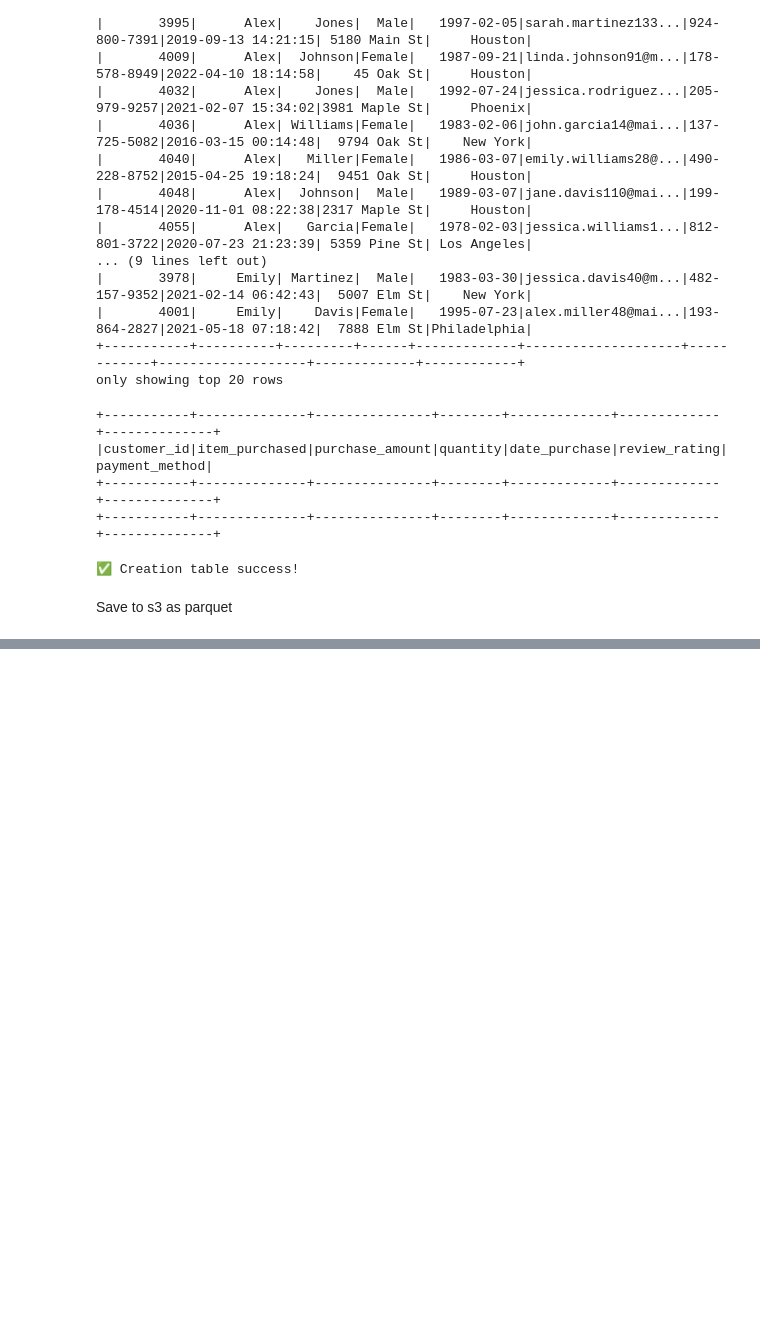
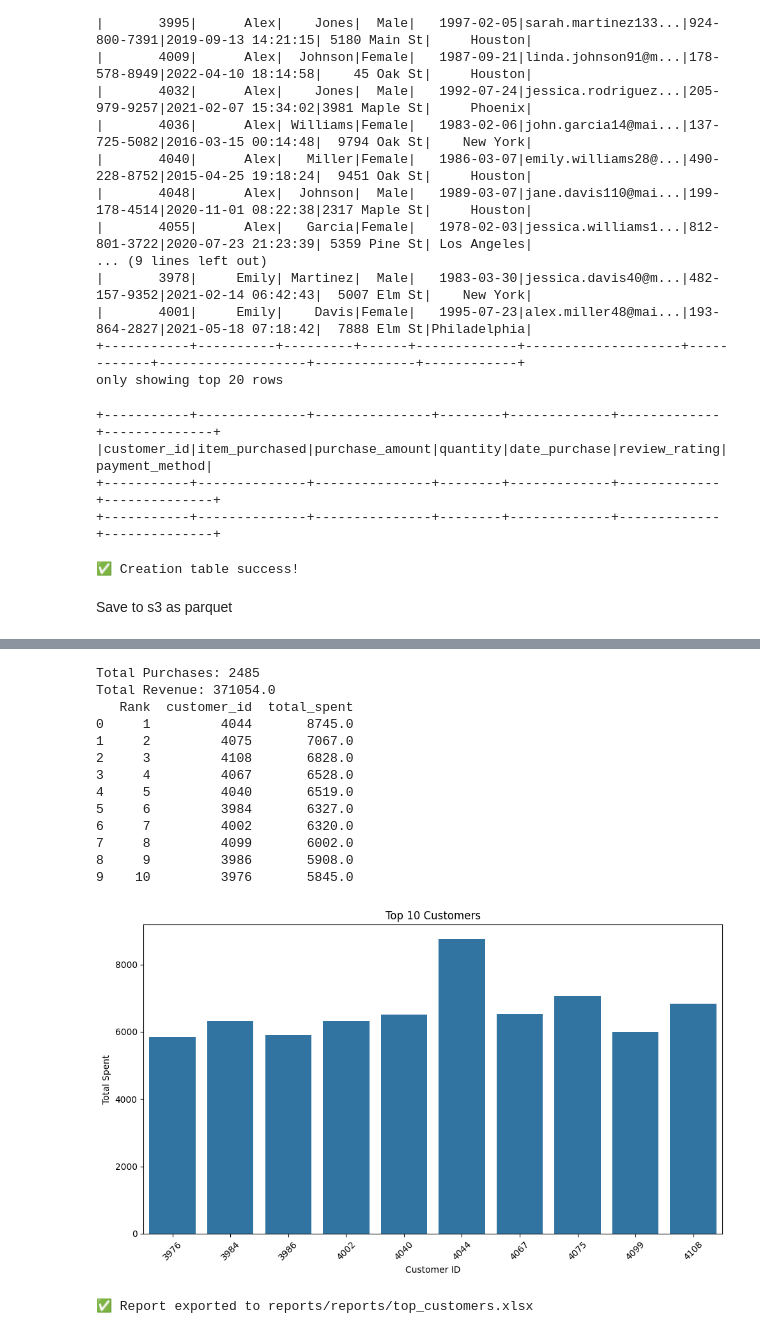
Before and after one commit to HoViet0107/walmart, a Jupyter notebook: main.ipynb, the cells around one changed output, grey strips where cells are left out. Saved outputs shown, nothing was run; the diff lists cells and outputs as text; code cells hidden in the pictures; blank space fills up the shorter version.

```diff
--- a/main.ipynb
+++ b/main.ipynb
@@ -357,0 +409,22 @@ except Exception as e:
+# %%
+# Generate puchase report overview
+PurchaseReport(cleand_fas_purchase_df).generate_overview()
+
+# Generate top customers report
+PurchaseReport(cleand_fas_purchase_df).top_customers()
+# %% [output]
+Total Purchases: 2485
+Total Revenue: 371054.0
+   Rank  customer_id  total_spent
+0     1         4044       8745.0
+1     2         4075       7067.0
+2     3         4108       6828.0
+3     4         4067       6528.0
+4     5         4040       6519.0
+5     6         3984       6327.0
+6     7         4002       6320.0
+7     8         4099       6002.0
+8     9         3986       5908.0
+9    10         3976       5845.0
+[figure, added]
+✅ Report exported to reports/reports/top_customers.xlsx
```
Also changed, not shown: parts of 5 cells of this notebook, 10 other files.
